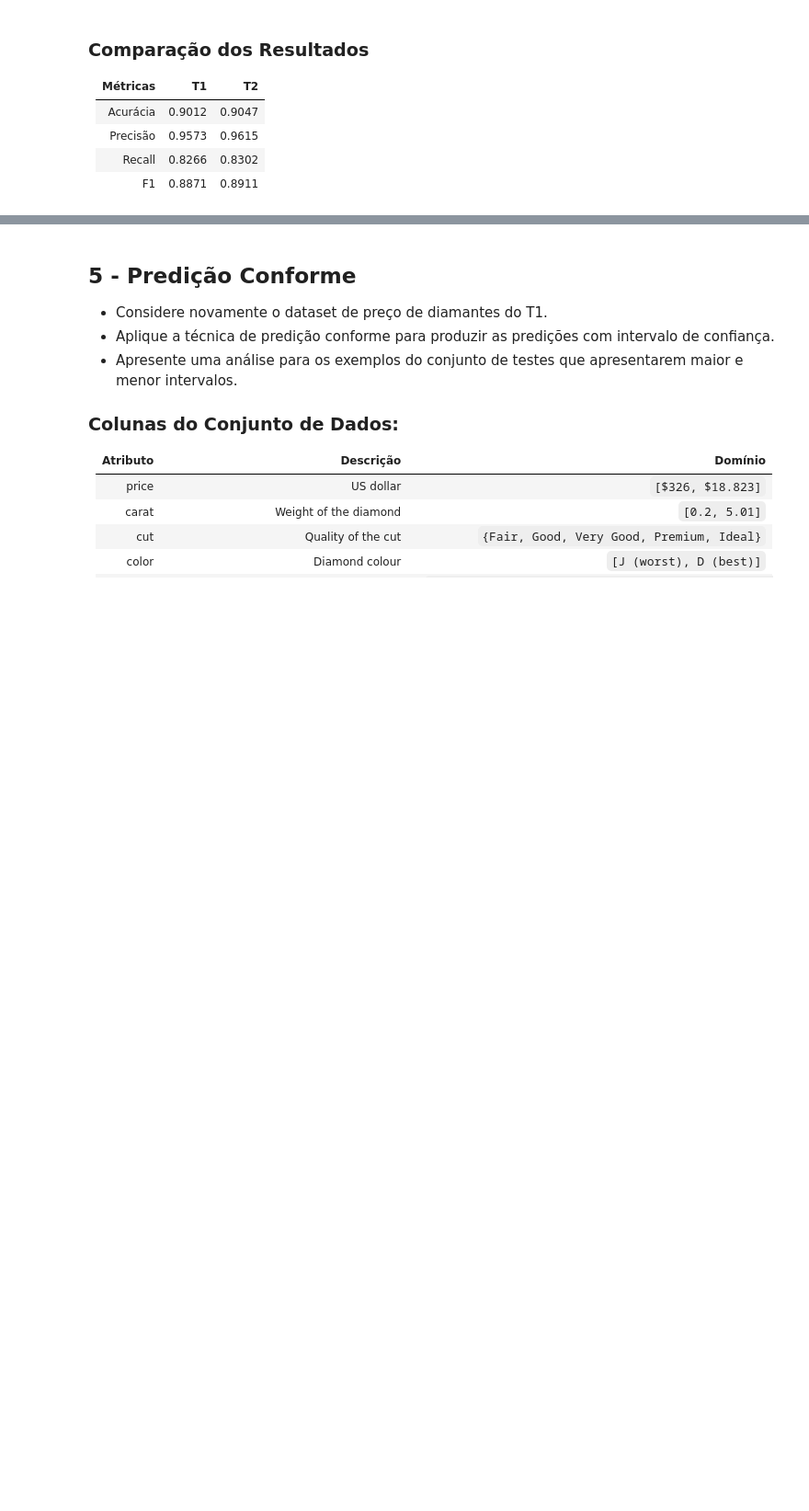
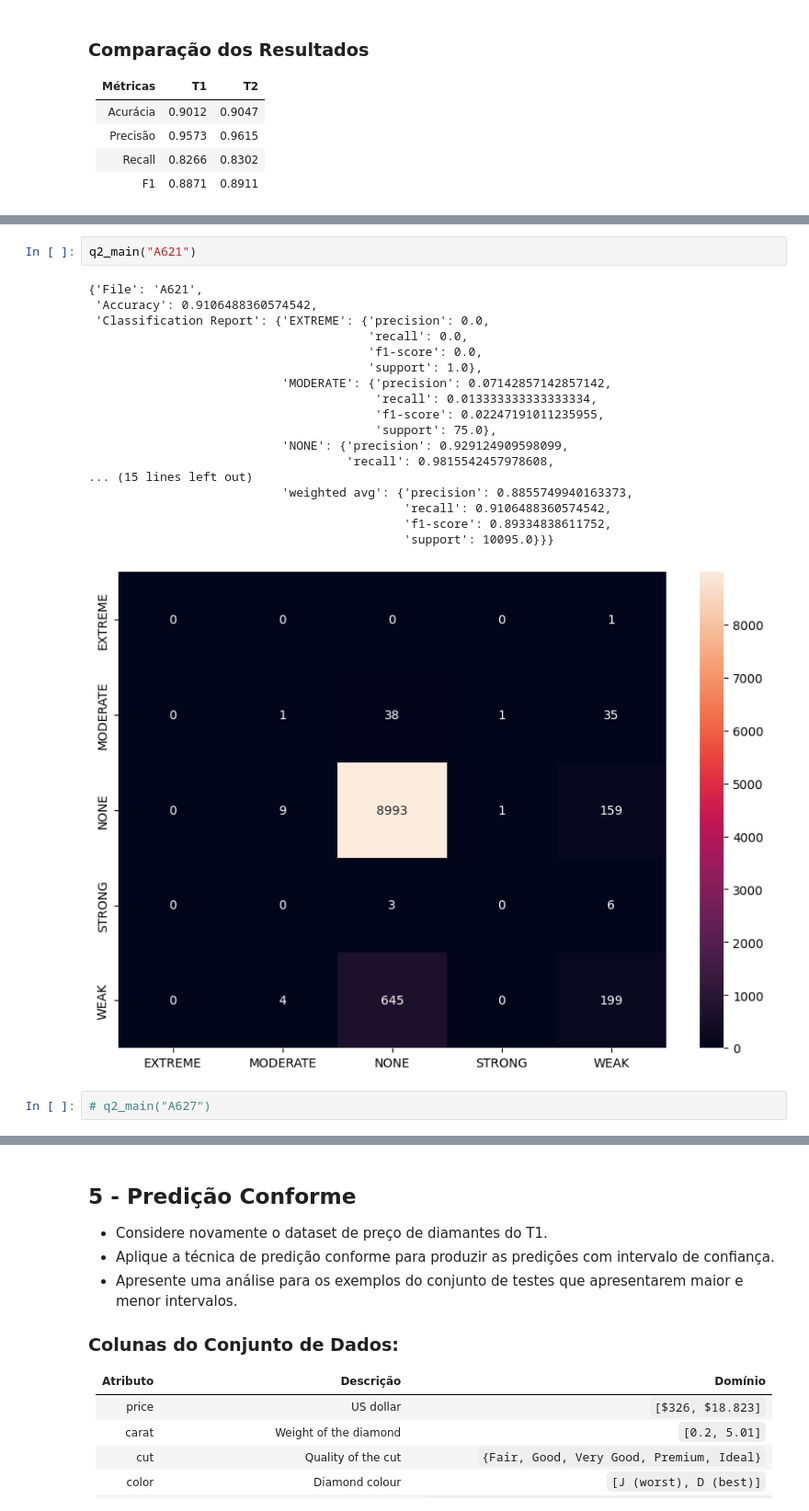
Before and after one commit to mmoura-dev/ppcic-ml, a Jupyter notebook: notebooks/AM_T2_MATHEUS_DOS_SANTOS_MOURA.ipynb, the cells around one changed output, grey strips where cells are left out. Shown at 92% size. Cells and saved outputs as stored; diff of their text form; blank space fills up the shorter version.

```diff
--- a/notebooks/AM_T2_MATHEUS_DOS_SANTOS_MOURA.ipynb
+++ b/notebooks/AM_T2_MATHEUS_DOS_SANTOS_MOURA.ipynb
@@ -228,0 +384,23 @@ evaluate_model(q1_models[0], q1_scaled_X_test, q1_y_test)
+# %%
+q2_main("A621")
+# %% [output]
+{'File': 'A621',
+ 'Accuracy': 0.9106488360574542,
+ 'Classification Report': {'EXTREME': {'precision': 0.0,
+                                       'recall': 0.0,
+                                       'f1-score': 0.0,
+                                       'support': 1.0},
+                           'MODERATE': {'precision': 0.07142857142857142,
+                                        'recall': 0.013333333333333334,
+                                        'f1-score': 0.02247191011235955,
+                                        'support': 75.0},
+                           'NONE': {'precision': 0.929124909598099,
+                                    'recall': 0.9815542457978608,
+... (15 lines left out)
+                           'weighted avg': {'precision': 0.8855749940163373,
+                                            'recall': 0.9106488360574542,
+                                            'f1-score': 0.89334838611752,
+                                            'support': 10095.0}}}
+[figure, added]
+# %%
+# q2_main("A627")
```
Also changed, not shown: parts of 17 cells of this notebook.
